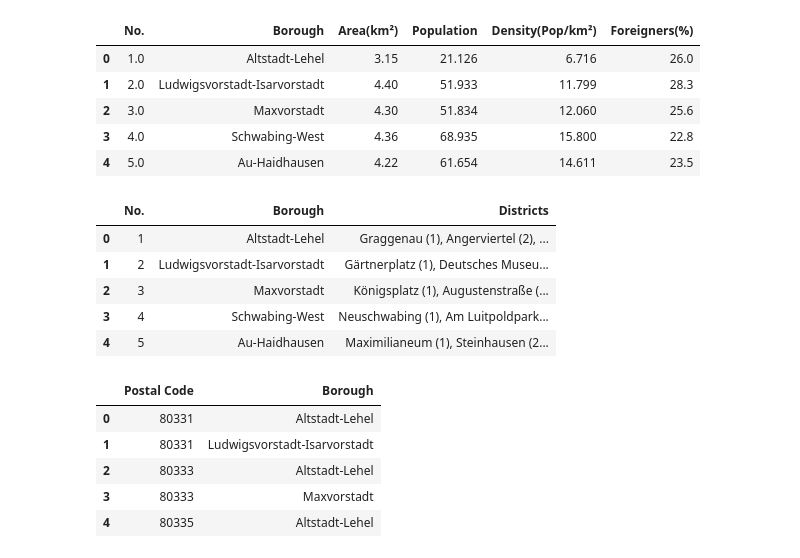
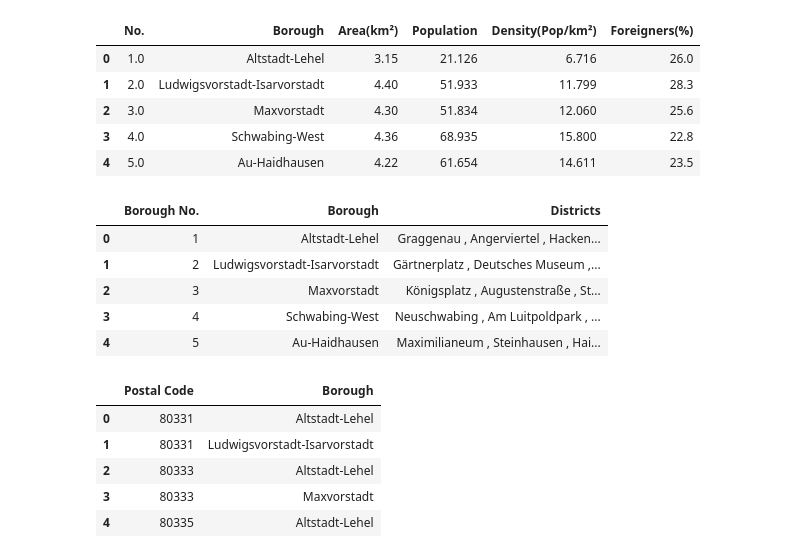
Before and after one commit to anasmghouri/Coursera_Capstone, a Jupyter notebook: The_Battle_of_Neighborhoods_p1.ipynb, the cells around one changed output. Cells and saved outputs as stored; diff of their text form; code cells hidden in the pictures.

```diff
--- a/The_Battle_of_Neighborhoods_p1.ipynb
+++ b/The_Battle_of_Neighborhoods_p1.ipynb
@@ -31,15 +31,16 @@ Mnc_popp.head()
 | 4 | 5.0 | Au-Haidhausen | 4.22 | 61.654 | 14.611 | 23.5 |
 # %%
 Mnc_boroughs = df_list[1]
-Mnc_boroughs.rename(columns={'Stadt-bezirks-nr.': 'No.', 'Stadtbezirk': 'Borough', 'Stadtbezirksteile (Nr.)': 'Districts'}, inplace=True)
+Mnc_boroughs.rename(columns={'Stadt-bezirks-nr.': 'Borough No.', 'Stadtbezirk': 'Borough', 'Stadtbezirksteile (Nr.)': 'Districts'}, inplace=True)
+Mnc_boroughs['Districts'] = Mnc_boroughs['Districts'].str.replace(r'\(\d+\)', '')
 Mnc_boroughs.head()
 # %% [output]
-|  | No. | Borough | Districts |
-| 0 | 1 | Altstadt-Lehel | Graggenau (1), Angerviertel (2), ... |
-| 1 | 2 | Ludwigsvorstadt-Isarvorstadt | Gärtnerplatz (1), Deutsches Museu... |
-| 2 | 3 | Maxvorstadt | Königsplatz (1), Augustenstraße (... |
-| 3 | 4 | Schwabing-West | Neuschwabing (1), Am Luitpoldpark... |
-| 4 | 5 | Au-Haidhausen | Maximilianeum (1), Steinhausen (2... |
+|  | Borough No. | Borough | Districts |
+| 0 | 1 | Altstadt-Lehel | Graggenau , Angerviertel , Hacken... |
+| 1 | 2 | Ludwigsvorstadt-Isarvorstadt | Gärtnerplatz , Deutsches Museum ,... |
+| 2 | 3 | Maxvorstadt | Königsplatz , Augustenstraße , St... |
+| 3 | 4 | Schwabing-West | Neuschwabing , Am Luitpoldpark , ... |
+| 4 | 5 | Au-Haidhausen | Maximilianeum , Steinhausen , Hai... |
 # %%
 # postal code data from: https://www.suche-postleitzahl.org/plz-gebiet/80
 Mnc_postal_codes = pd.read_excel(r"https://github.com/anasmghouri/Coursera_Capstone/blob/main/MNC.xlsx?raw=true", sheet_name='PLZ')
```
Also changed, not shown: parts of 7 cells of this notebook.
